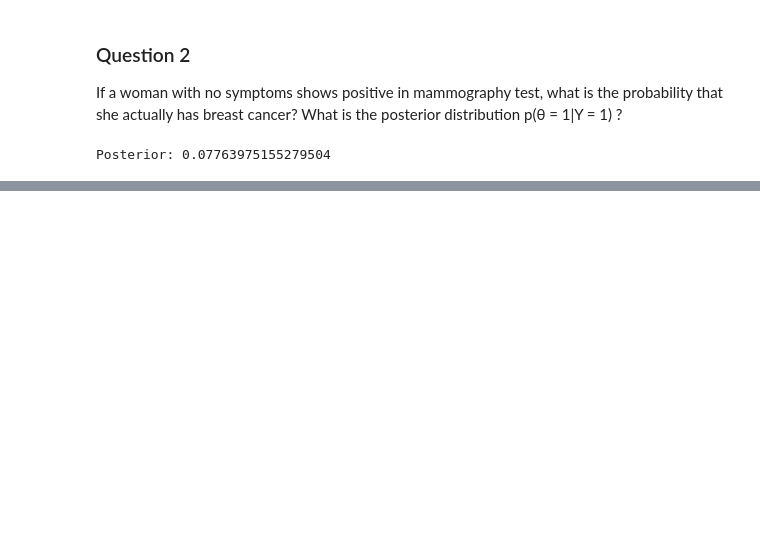
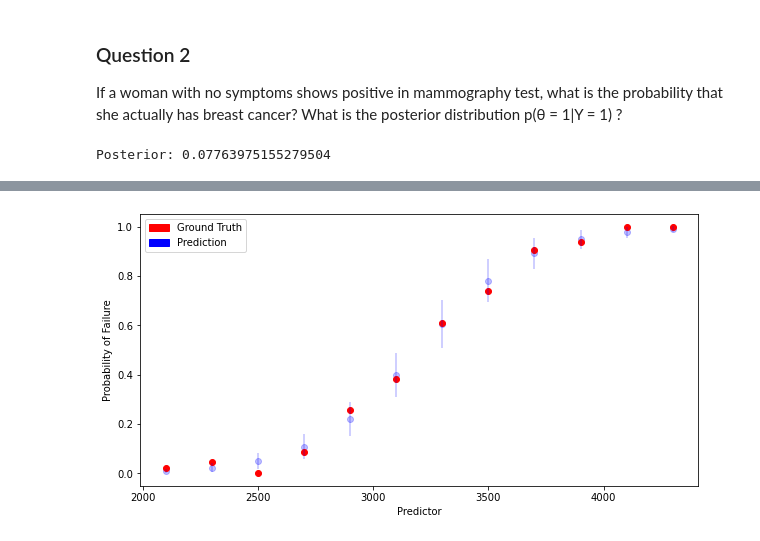
Before and after one commit to vb690/modules_comp_neuro_2021, a Jupyter notebook: advanced_quantitative_methods/units/3_bayesian_inference/unit_3_lab_assignement.ipynb, the cells around one changed output, grey strips where cells are left out. Cells and saved outputs as stored; diff of their text form; code cells hidden in the pictures; blank space fills up the shorter version.

```diff
--- a/advanced_quantitative_methods/units/3_bayesian_inference/unit_3_lab_assignement.ipynb
+++ b/advanced_quantitative_methods/units/3_bayesian_inference/unit_3_lab_assignement.ipynb
@@ -103,0 +449,4 @@ Posterior: 0.07763975155279504
+# %%
+plot_predictions(weight, trace, proportion)
+# %% [output]
+[figure, added]
```
Also changed, not shown: parts of 24 cells of this notebook.
